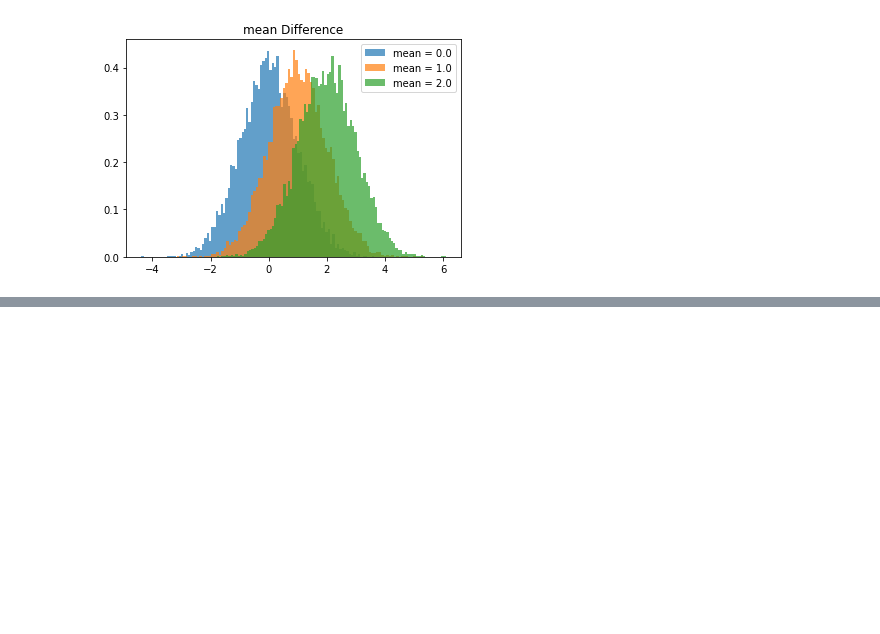
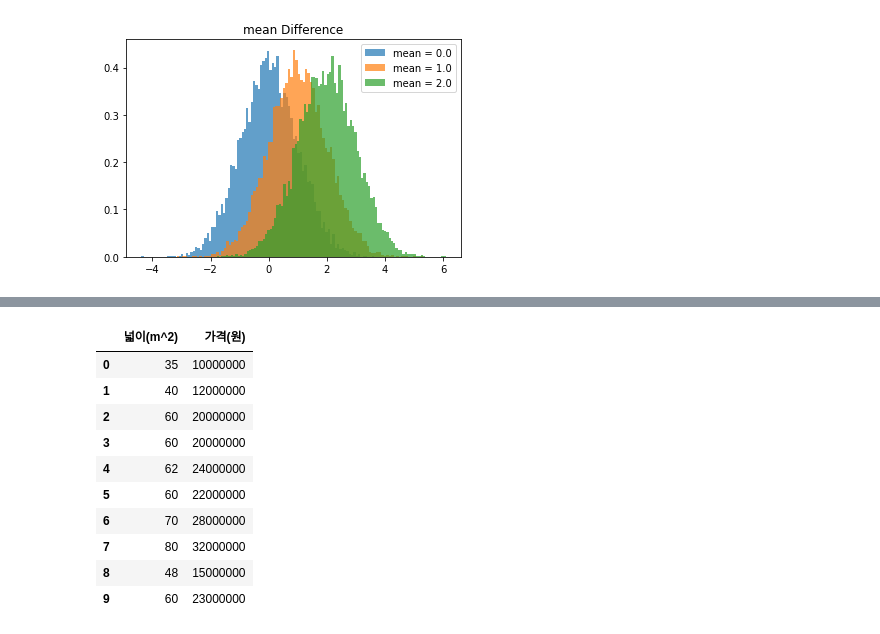
Before and after one commit to hyunwoongko/bigdata-lecture, a Jupyter notebook: _notebooks/02_03_통계학_기초.ipynb, the cells around one changed output, grey strips where cells are left out. Cells and saved outputs as stored; diff of their text form; code cells hidden in the pictures; blank space fills up the shorter version.

```diff
--- a/_notebooks/02_03_통계학_기초.ipynb
+++ b/_notebooks/02_03_통계학_기초.ipynb
@@ -563,0 +578,33 @@ plt.close()
+# %%
+#collapse-hide
+
+import pandas as pd
+
+housing_price_df = pd.DataFrame(
+    columns=['넓이(m^2)', '가격(원)'],
+
+    data=[[35, 10000000],
+          [40, 12000000],
+          [60, 20000000],
+          [60, 20000000],
+          [62, 24000000],
+          [60, 22000000],
+          [70, 28000000],
+          [80, 32000000],
+          [48, 15000000],
+          [60, 23000000]]
+)
+
+housing_price_df.head(10)
+# %% [output]
+|  | 넓이(m^2) | 가격(원) |
+| 0 | 35 | 10000000 |
+| 1 | 40 | 12000000 |
+| 2 | 60 | 20000000 |
+| 3 | 60 | 20000000 |
+| 4 | 62 | 24000000 |
+| 5 | 60 | 22000000 |
+| 6 | 70 | 28000000 |
+| 7 | 80 | 32000000 |
+| 8 | 48 | 15000000 |
+| 9 | 60 | 23000000 |
```
Also changed, not shown: parts of 7 cells of this notebook, 3 other files.
